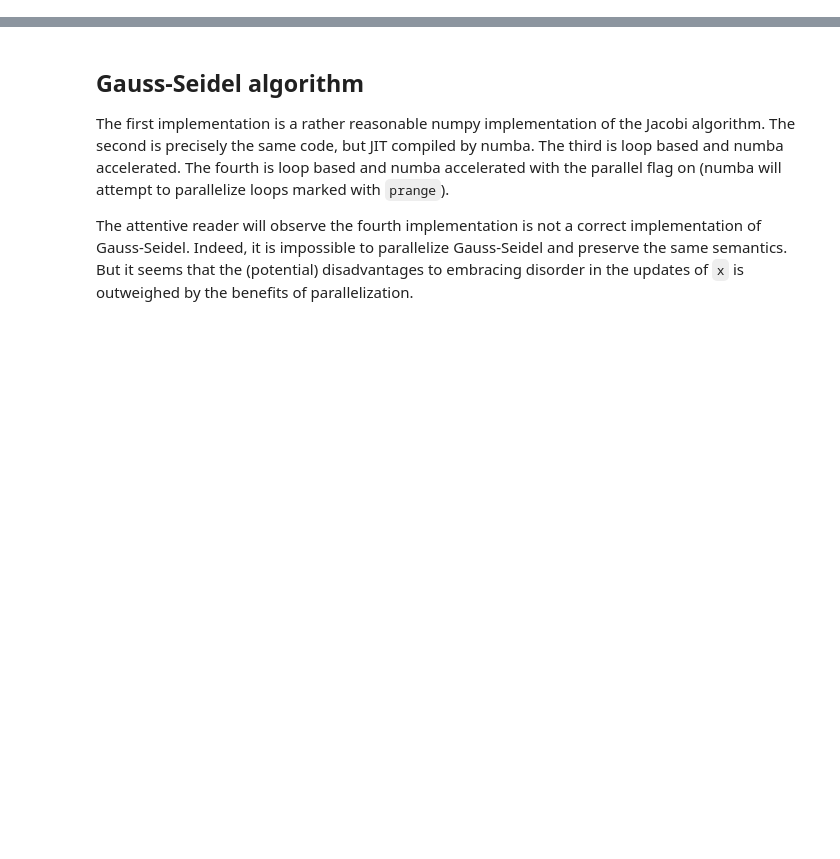
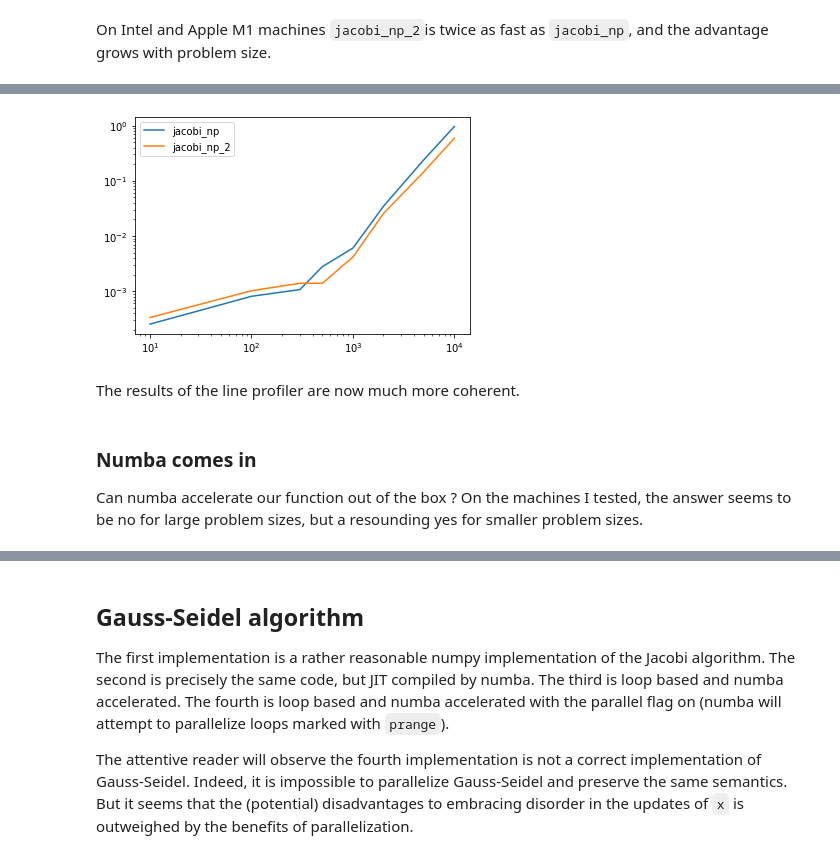
Before and after one commit to ltricot/notebooks, a Jupyter notebook: math/Jacobi and Gauss-Seidel.ipynb, the cells around one changed output, grey strips where cells are left out. Cells and saved outputs as stored; diff of their text form; code cells hidden in the pictures; blank space fills up the shorter version.

```diff
--- a/math/Jacobi and Gauss-Seidel.ipynb
+++ b/math/Jacobi and Gauss-Seidel.ipynb
@@ -16,0 +110,15 @@ The first implementation is a rather reasonable numpy implementation of the Jaco
+# %%
+def jacobi_np_2(A, b):
+    D = np.diag(A)
+    c = b
+
+    x = np.zeros_like(b)
+    for _ in range(MAXIT):
+
+        ox = x.copy()
+        x[:] = (- np.dot(A, x) + D * x + c) / D
+
+        if norm(x - ox) / norm(x) < 1e-9:
+            break
+
+    return x
@@ -16,0 +127,5 @@ The first implementation is a rather reasonable numpy implementation of the Jaco
+# %% [markdown]
+On Intel and Apple M1 machines `jacobi_np_2`is twice as fast as `jacobi_np`, and the advantage grows with problem size.
+# %%
+curve(jacobi_np, jacobi_np_2)
+# %% [output]
@@ -16,0 +152,3 @@ The first implementation is a rather reasonable numpy implementation of the Jaco
+[figure, added]
+# %% [markdown]
+The results of the line profiler are now much more coherent.
@@ -16,0 +157,4 @@ The first implementation is a rather reasonable numpy implementation of the Jaco
+# %% [markdown]
+### Numba comes in
+
+Can numba accelerate our function out of the box ? On the machines I tested, the answer seems to be no for large problem sizes, but a resounding yes for smaller problem sizes.
```
Also changed, not shown: parts of 39 cells of this notebook, 9 other files.
